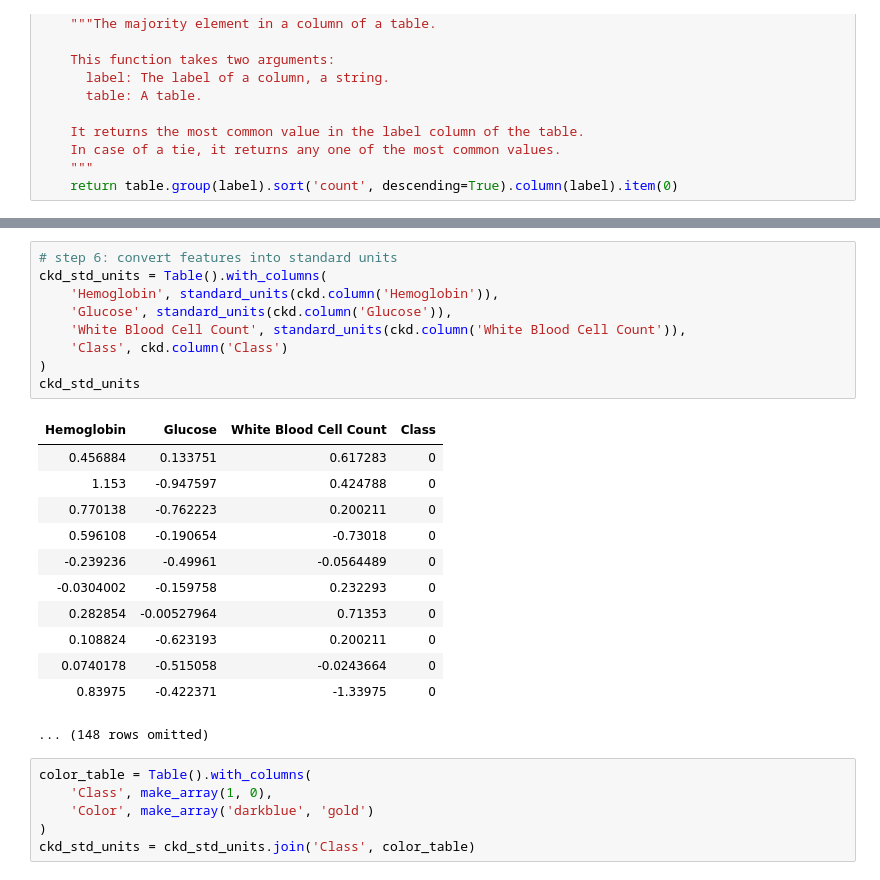
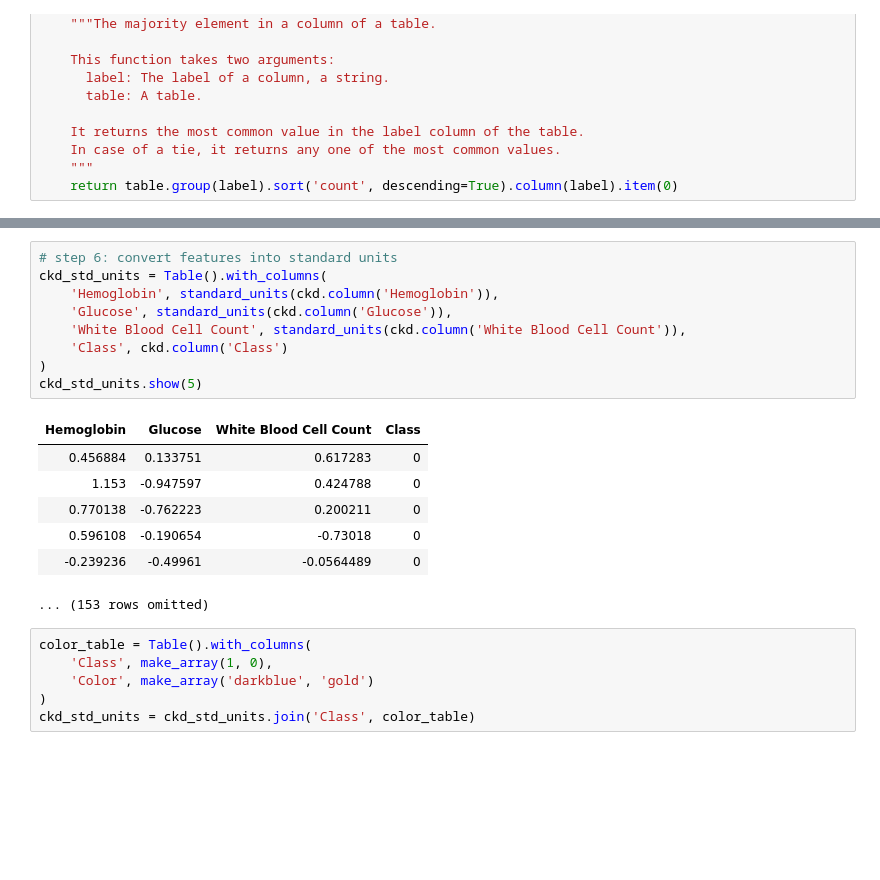
Before and after one commit to SRJC-Data-Science/materials-sp22, a Jupyter notebook: SRJC/lecture_note/lecture_35_36/classification.ipynb, the cells around one changed output, grey strips where cells are left out. Saved outputs shown, nothing was run; the diff lists cells and outputs as text; blank space fills up the shorter version.

```diff
--- a/SRJC/lecture_note/lecture_35_36/classification.ipynb
+++ b/SRJC/lecture_note/lecture_35_36/classification.ipynb
@@ -239,25 +253,20 @@ def majority(label, table):
 # %%
 # step 6: convert features into standard units
 ckd_std_units = Table().with_columns(
     'Hemoglobin', standard_units(ckd.column('Hemoglobin')),
     'Glucose', standard_units(ckd.column('Glucose')),
     'White Blood Cell Count', standard_units(ckd.column('White Blood Cell Count')),
     'Class', ckd.column('Class')
 )
-ckd_std_units
+ckd_std_units.show(5)
 # %% [output]
 | Hemoglobin | Glucose | White Blood Cell Count | Class |
 | 0.456884 | 0.133751 | 0.617283 | 0 |
 | 1.153 | -0.947597 | 0.424788 | 0 |
 | 0.770138 | -0.762223 | 0.200211 | 0 |
 | 0.596108 | -0.190654 | -0.73018 | 0 |
 | -0.239236 | -0.49961 | -0.0564489 | 0 |
-| -0.0304002 | -0.159758 | 0.232293 | 0 |
-| 0.282854 | -0.00527964 | 0.71353 | 0 |
-| 0.108824 | -0.623193 | 0.200211 | 0 |
-| 0.0740178 | -0.515058 | -0.0243664 | 0 |
-| 0.83975 | -0.422371 | -1.33975 | 0 |
-... (148 rows omitted)
+... (153 rows omitted)
 # %%
 color_table = Table().with_columns(
     'Class', make_array(1, 0),
```
Also changed, not shown: parts of 9 cells of this notebook.
